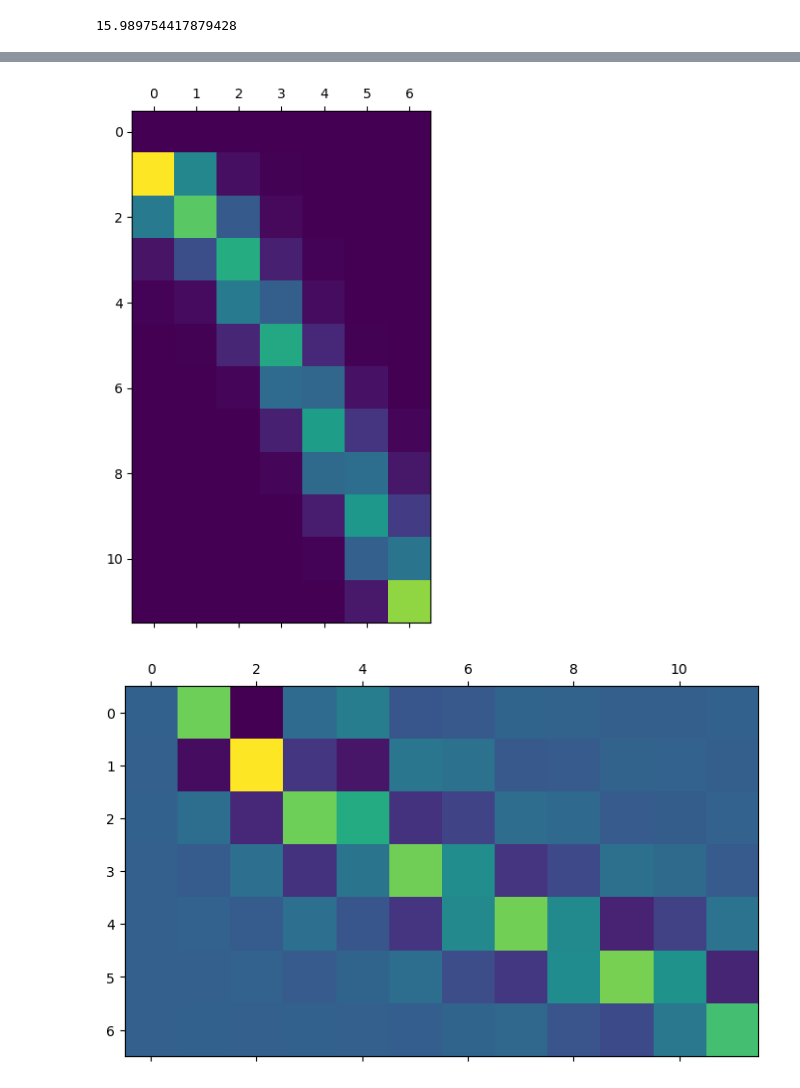
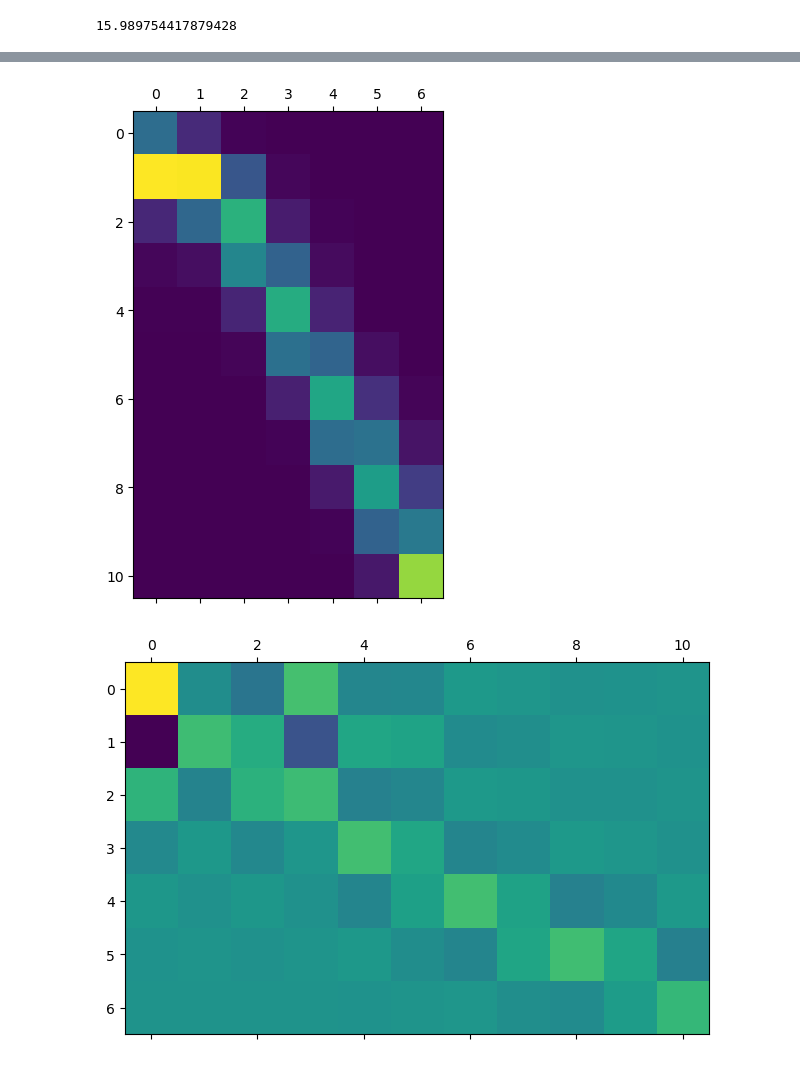
Before and after one commit to luca-dib/FP_PP, a Jupyter notebook: FACT/FACT.ipynb, the cells around one changed output, grey strips where cells are left out. Cells and saved outputs as stored; diff of their text form; code cells hidden in the pictures.

```diff
--- a/FACT/FACT.ipynb
+++ b/FACT/FACT.ipynb
@@ -55,14 +55,18 @@ E_true = test["corsika_event_header_total_energy"][gamma_test].to_numpy()
 E_pred = test["gamma_energy_prediction"][gamma_test].to_numpy()
 
 # Create logarithmic bin edges for histograms
-bins_true=np.logspace(np.log10(600),np.log10(15000),6)
-bins_pred=np.logspace(np.log10(600),np.log10(15000),11)
+bins_true=np.logspace(np.log10(500),np.log10(15000),6)
+bins_pred=np.logspace(np.log10(500),np.log10(15000),11)
 
-# Add under-/overflow bins
-bins_true = np.append(0,bins_true)
-bins_true = np.append(bins_true,np.inf)
-bins_pred = np.append(0,bins_pred)
-bins_pred = np.append(bins_pred,np.inf)
+# Add under-/overflow bins if necessary
+if np.any(E_true<500):
+    bins_true = np.append(0,bins_true)
+if np.any(E_true>15000):
+    bins_true = np.append(bins_true,np.inf)
+if np.any(E_pred<500):
+    bins_pred = np.append(0,bins_pred)
+if np.any(E_pred>15000):
+    bins_pred = np.append(bins_pred,np.inf)
 
 # Create histograms of measured and true data
 hist_E_true, bins_E_true = np.histogram(E_true, bins_true)
@@ -71,9 +75,11 @@ hist_E_pred, bins_E_pred = np.histogram(E_pred, bins_pred)
 # Calculate energy migration matrix as 2D-histogram of measured and true data
 A, _, _ = np.histogram2d(E_pred, E_true, bins=[bins_pred, bins_true])
 
+
 # Normalize A
 A = A/np.sum(A,axis=0)
 print(np.sum(A,axis=0)) # Check if normalized: should all be 1
+
 
 # Check if forward folding with A gives the same histogram as measured data (hist_E_pred)
 g = A@hist_E_true
@@ -81,16 +87,16 @@ g = A@hist_E_true
 
 # Naive SVD Unfolding
 A_inv = np.linalg.pinv(A,rcond=0)
-plt.matshow(np.cov(A_inv))
-print(np.sqrt(np.diag(np.cov(A_inv))))
-sig=np.sqrt(np.diag(np.cov(A_inv)))
 
 f = A_inv@hist_E_pred
 
+
 # Log-Likelihood Unfolding
 def loglikelihood(f,g):
-    L_poisson = -g * np.log((A@f)) + (A@f)
-    L_poisson = np.sum(L_poisson)
+    L_poisson = np.empty(len(g))
+    for i in range(len(g)):
+        L_poisson[i] = -g[i] * np.log(A @ f)[i] + (A@f)[i]
+    L_poisson = L_poisson.sum()
     return L_poisson
 
 def loglikelihood_jac(f,g):
@@ -102,8 +108,10 @@ def loglikelihood_jac(f,g):
     return L_poisson
 
 
-#x0=10000*np.ones(len(f))
-#min_l_test = minimize(loglikelihood,x0,args=(g),method="BFGS",jac=loglikelihood_jac)
-#err_test = np.sqrt(np.diag(min_l_test.hess_inv))
+x0=10000*np.ones(len(f))
+x0 ,_ = np.histogram(E_pred,bins_true)
+
+min_l_test = minimize(loglikelihood,x0,args=(hist_E_pred),method="BFGS",jac=loglikelihood_jac)
+err_test = np.sqrt(np.diag(min_l_test.hess_inv))
 # %% [output]
 [1. 1. 1. 1. 1. 1. 1.]
@@ -113,32 +118,32 @@ def loglikelihood_jac(f,g):
 # %%
 # OBSOLET FÜR DAS PROTOKOLL
 #
 #
 
 plt.matshow(A)
 plt.matshow(A_inv)
 
 fig, ax = plt.subplots(constrained_layout=True)
 x_true = bins_E_true[:-1] + np.diff(bins_E_true)/2
 x_pred = bins_E_pred[:-1] + np.diff(bins_E_pred)/2
 width_pred = np.diff(bins_E_pred)/2
 width_true = np.diff(bins_E_true)/2
 
 ax.stairs(hist_E_true,bins_E_true,label="True")
 ax.errorbar(x_true, hist_E_true, xerr=width_true, fmt="r.")
 ax.errorbar(x_pred, hist_E_pred, yerr=np.sqrt(hist_E_pred), xerr=width_pred, fmt="None", ecolor="k", label="Predicted")
 ax.stairs(g,bins_E_pred,linestyle="--",label="Forward Folding with calculated A")
-ax.errorbar(x_true, f, xerr=width_true,yerr=sig*f, fmt="None", ecolor="r", label="Naive SVD Unfolded")
+ax.errorbar(x_true, f, xerr=width_true,yerr=sig, fmt="None", ecolor="r", label="Naive SVD Unfolded")
 ax.errorbar(x_true, min_l_test.x, yerr=err_test, xerr=width_true, fmt="None", ecolor="b", label="log-likelihood Unfolded")
 
 ax.set_xscale("log")
 ax.legend(loc="best")
 
 plt.show()
 
 #
 #
 # OBSOLET FÜR DAS PROTOKOLL
 # %% [output]
-[figure, old version]
+[figure, new version]
-[figure, old version]
+[figure, new version]
```
Also changed, not shown: parts of 8 cells of this notebook.
